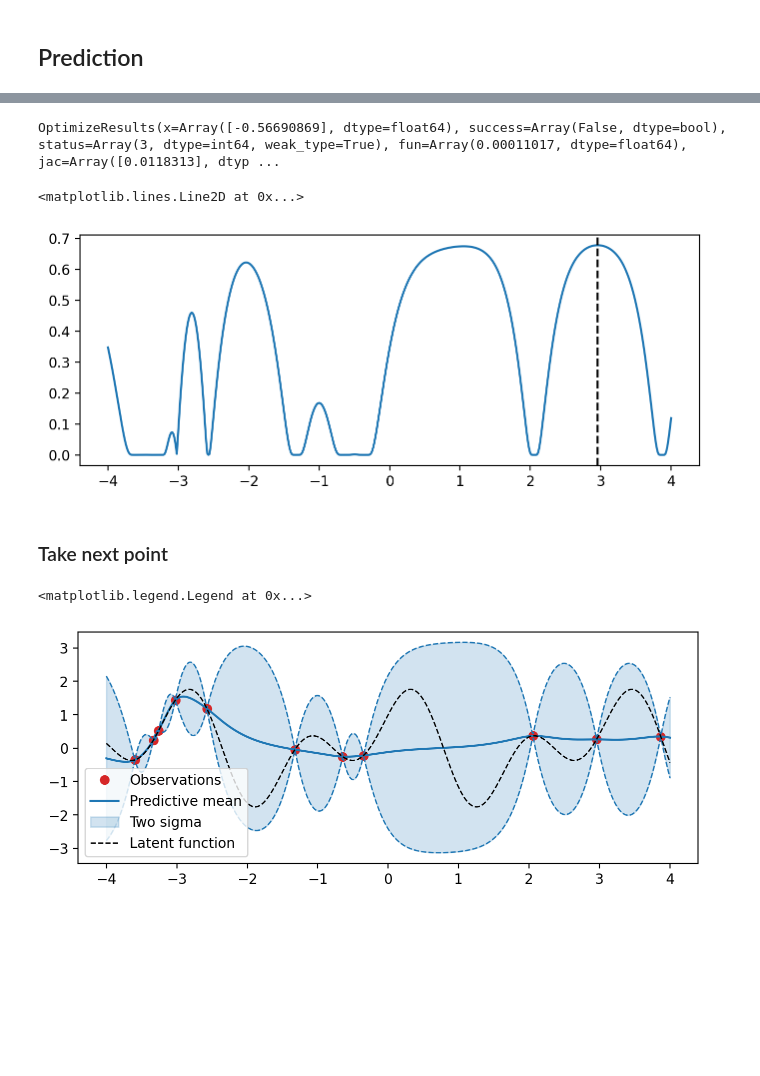
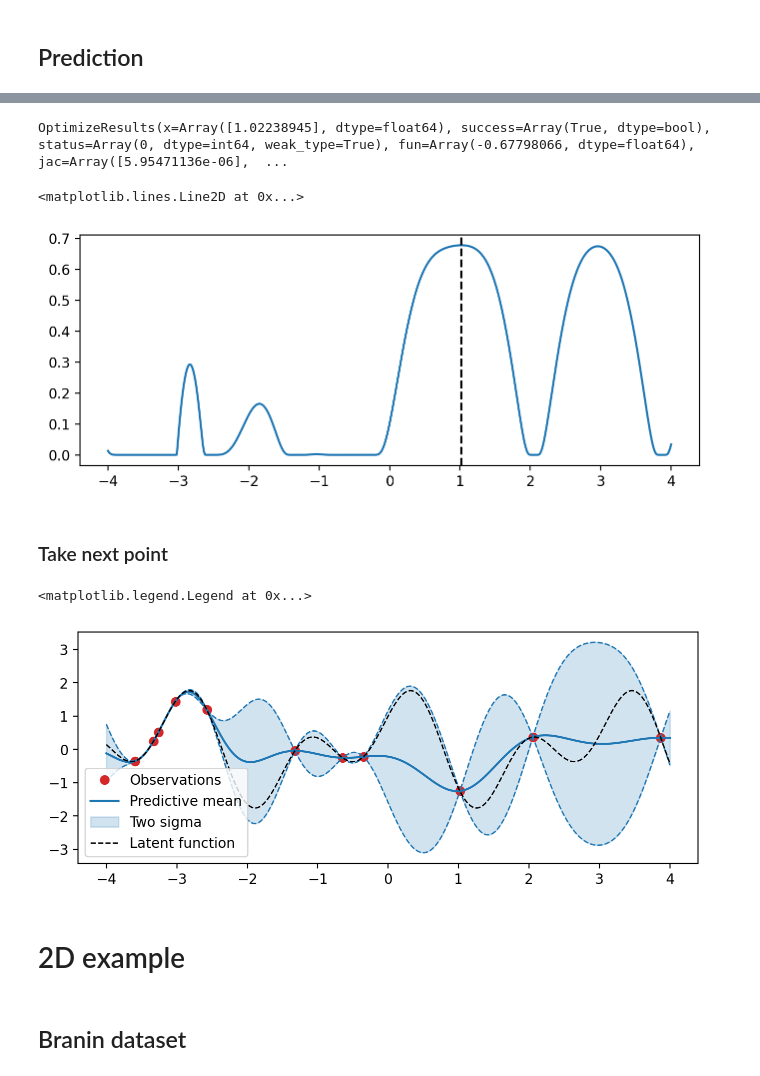
Before and after one commit to gerdm/bayes, a Jupyter notebook: gp-demo.ipynb, the cells around one changed output, grey strips where cells are left out. Saved outputs shown, nothing was run; the diff lists cells and outputs as text; code cells hidden in the pictures; blank space fills up the shorter version.

Commit message:
feat: gp-demo.ipynb
Add branin example

```diff
--- a/gp-demo.ipynb
+++ b/gp-demo.ipynb
@@ -267,5 +272,6 @@ def expected_improvement(x):
     phi_quot = ndist.prob(quotient)
     Phi_quot = ndist.cdf(quotient)
 
-    ei = jnp.maximum(change_f, 0.0) + predictive_std * phi_quot - jnp.abs(change_f) * Phi_quot
+    # ei = jnp.maximum(change_f, 0.0) + predictive_std * phi_quot - jnp.abs(change_f) * Phi_quot
+    ei = predictive_std * phi_quot + change_f * Phi_quot
     return ei.sum()
@@ -274,18 +278,20 @@ ix_max = ei.argmax().item()
-# %%
-optimize.minimize(expected_improvement, jnp.array([0.8]), method="BFGS")
-# %% [output]
-OptimizeResults(x=Array([-0.56690869], dtype=float64), success=Array(False, dtype=bool), status=Array(3, dtype=int64, weak_type=True), fun=Array(0.00011017, dtype=float64), jac=Array([0.0118313], dtyp ...
+# %%
+from jax.scipy.optimize import minimize
+minimize(expected_improvement, jnp.array([0.2]), method="BFGS")
+# %% [output]
+OptimizeResults(x=Array([1.02238945], dtype=float64), success=Array(True, dtype=bool), status=Array(0, dtype=int64, weak_type=True), fun=Array(-0.67798066, dtype=float64), jac=Array([5.95471136e-06],  ...
 # %%
 fig, ax = plt.subplots(figsize=(8, 3))
 
-# ei = jnp.maximum(change_f, 0.0) + predictive_std * phi_quot - jnp.abs(change_f) * Phi_quot
 ei = jax.vmap(expected_improvement)(xtest)
 ix_max = ei.argmax()
 plt.plot(xtest, ei)
-plt.axvline(x=xtest[ix_max], c="black", linestyle="--")
+x_best = xtest[ix_max]
+x_best = 1.02
+plt.axvline(x=x_best, c="black", linestyle="--")
 # %% [output]
 <matplotlib.lines.Line2D at 0x...>
-[figure, old version]
+[figure, new version]
 # %% [markdown]
 ### Take next point
 # %%
@@ -324,4 +330,8 @@ ax.plot(xtest, ytest, label="Latent function", color="black", linestyle="--", li
 ax.legend()
 # %% [output]
 <matplotlib.legend.Legend at 0x...>
-[figure, old version]
+[figure, new version]
+# %% [markdown]
+# 2D example
+# %% [markdown]
+## Branin dataset
```
Also changed, not shown: parts of 36 cells of this notebook.
